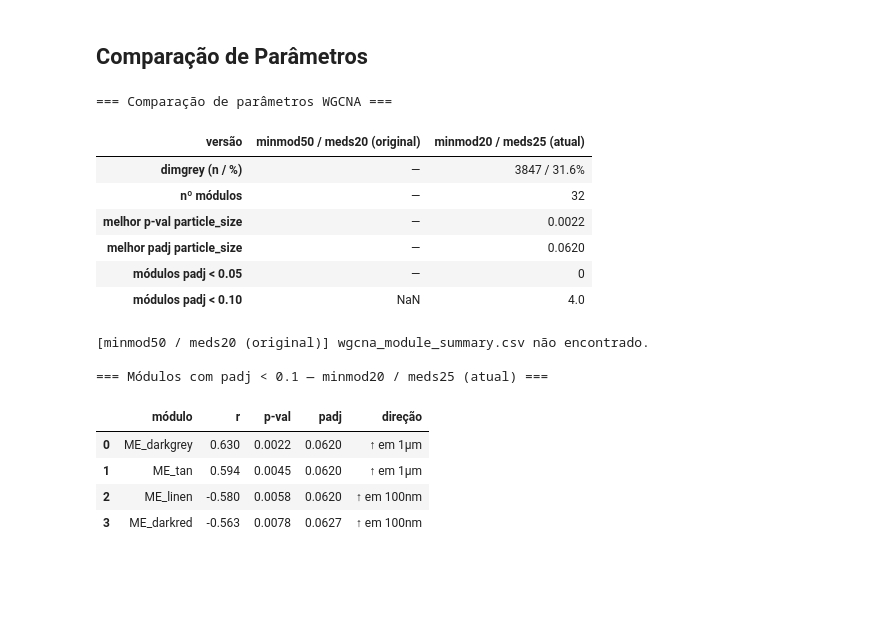
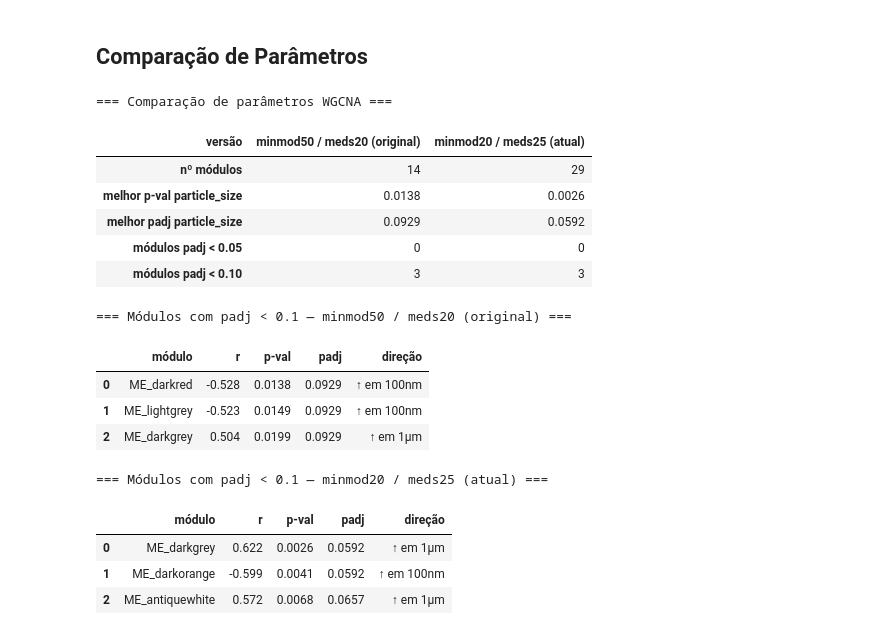
Before and after one commit to Ds4Health-Project/csvd-projects, a Jupyter notebook: project2/pipelines/notebooks/003_wgcna.ipynb, the cells around one changed output. Saved outputs shown, nothing was run; the diff lists cells and outputs as text; code cells hidden in the pictures; blank space fills up the shorter version.

```diff
--- a/project2/pipelines/notebooks/003_wgcna.ipynb
+++ b/project2/pipelines/notebooks/003_wgcna.ipynb
@@ -687,16 +667,12 @@ def summarize_run(label, run_dir):
     modules_path = run_dir / "wgcna_gene_modules.csv"
 
     if not summary_path.exists() or not modules_path.exists():
-        return {"versão": label, "dimgrey (n / %)": "—", "nº módulos": "—",
-                "melhor p-val particle_size": "—", "melhor padj particle_size": "—",
-                "módulos padj < 0.05": "—"}
+        return {"versão": label, "nº módulos": "—", "melhor p-val particle_size": "—",
+                "melhor padj particle_size": "—", "módulos padj < 0.05": "—"}
 
     summary = pd.read_csv(summary_path)
     modules = pd.read_csv(modules_path)
 
-    n_total = len(modules)
-    n_dimgrey = (modules["module"] == "dimgrey").sum()
-    pct = 100 * n_dimgrey / n_total
     n_modules = modules["module"].nunique()
 
     best_pval = summary["pval_particle_size_um"].min()
@@ -706,7 +682,6 @@ def summarize_run(label, run_dir):
 
     return {
         "versão": label,
-        "dimgrey (n / %)": f"{n_dimgrey} / {pct:.1f}%",
         "nº módulos": n_modules,
         "melhor p-val particle_size": f"{best_pval:.4f}",
         "melhor padj particle_size": f"{best_padj:.4f}",
@@ -731,43 +706,44 @@ def list_sig_modules(label, run_dir, alpha=0.10):
         return
     summary = pd.read_csv(summary_path)
     if "padj_particle_size_um" not in summary.columns:
         print(f"\n[{label}] coluna padj_particle_size_um ausente.")
         return
     sig = (
         summary[summary["padj_particle_size_um"] < alpha]
         [["module", "corr_particle_size_um", "pval_particle_size_um", "padj_particle_size_um"]]
         .rename(columns={
             "module": "módulo",
             "corr_particle_size_um": "r",
             "pval_particle_size_um": "p-val",
             "padj_particle_size_um": "padj",
         })
         .sort_values("p-val")
         .reset_index(drop=True)
     )
     sig["r"]      = sig["r"].round(3)
     sig["p-val"]  = sig["p-val"].round(4)
     sig["padj"]   = sig["padj"].round(4)
     sig["direção"] = sig["r"].apply(lambda r: "↑ em 1µm" if r > 0 else "↑ em 100nm")
     print(f"\n=== Módulos com padj < {alpha} — {label} ===")
     display(sig)
 
 list_sig_modules(BASELINE_LABEL, BASELINE_DIR)
 list_sig_modules(CURRENT_LABEL, WGCNA_DIR)
 # %% [output]
 === Comparação de parâmetros WGCNA ===
 | versão | minmod50 / meds20 (original) | minmod20 / meds25 (atual) |
-| dimgrey (n / %) | — | 3847 / 31.6% |
-| nº módulos | — | 32 |
-| melhor p-val particle_size | — | 0.0022 |
-| melhor padj particle_size | — | 0.0620 |
-| módulos padj < 0.05 | — | 0 |
-| módulos padj < 0.10 | NaN | 4.0 |
+| nº módulos | 14 | 29 |
+| melhor p-val particle_size | 0.0138 | 0.0026 |
+| melhor padj particle_size | 0.0929 | 0.0592 |
+| módulos padj < 0.05 | 0 | 0 |
+| módulos padj < 0.10 | 3 | 3 |
-[minmod50 / meds20 (original)] wgcna_module_summary.csv não encontrado.
-
-=== Módulos com padj < 0.1 — minmod20 / meds25 (atual) ===
+=== Módulos com padj < 0.1 — minmod50 / meds20 (original) ===
 |  | módulo | r | p-val | padj | direção |
-| 0 | ME_darkgrey | 0.630 | 0.0022 | 0.0620 | ↑ em 1µm |
-| 1 | ME_tan | 0.594 | 0.0045 | 0.0620 | ↑ em 1µm |
-| 2 | ME_linen | -0.580 | 0.0058 | 0.0620 | ↑ em 100nm |
-| 3 | ME_darkred | -0.563 | 0.0078 | 0.0627 | ↑ em 100nm |
+| 0 | ME_darkred | -0.528 | 0.0138 | 0.0929 | ↑ em 100nm |
+| 1 | ME_lightgrey | -0.523 | 0.0149 | 0.0929 | ↑ em 100nm |
+| 2 | ME_darkgrey | 0.504 | 0.0199 | 0.0929 | ↑ em 1µm |
+=== Módulos com padj < 0.1 — minmod20 / meds25 (atual) ===
+|  | módulo | r | p-val | padj | direção |
+| 0 | ME_darkgrey | 0.622 | 0.0026 | 0.0592 | ↑ em 1µm |
+| 1 | ME_darkorange | -0.599 | 0.0041 | 0.0592 | ↑ em 100nm |
+| 2 | ME_antiquewhite | 0.572 | 0.0068 | 0.0657 | ↑ em 1µm |
```
Also changed, not shown: parts of 13 cells of this notebook, 4 other files.
